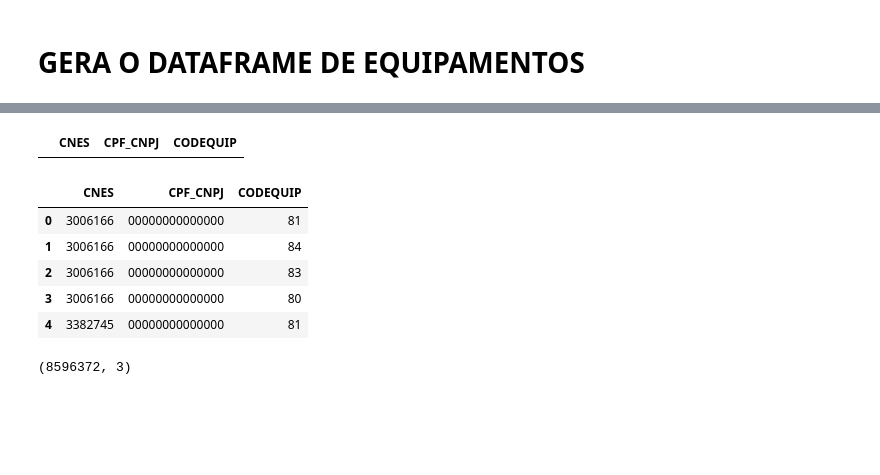
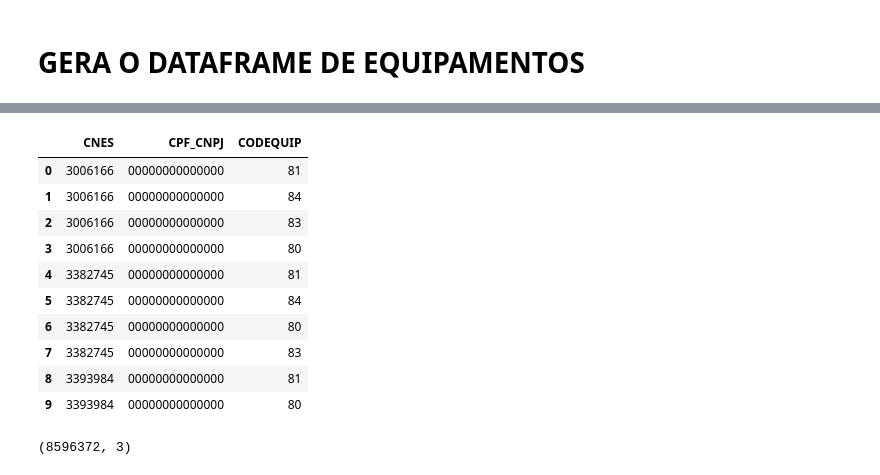
Before and after one commit to hamiltonvalerio/DS_CNES_DATASUS, a Jupyter notebook: CNES.ipynb, the cells around one changed output, grey strips where cells are left out. Saved outputs shown, nothing was run; the diff lists cells and outputs as text; code cells hidden in the pictures; blank space fills up the shorter version.

```diff
--- a/CNES.ipynb
+++ b/CNES.ipynb
@@ -89,21 +74,19 @@ Tempo de execução em minutos: 1.3449062744776408
 # %%
 total_df_EQ['CODEQUIP'] = total_df_EQ['CODEQUIP'].astype(int)
-# %%
-filtro_cnpj_eq = ['74045626000231']
-result_cnpj_eq = total_df_EQ[total_df_EQ['CPF_CNPJ'].str.contains('|'.join(filtro_cnpj_eq))]
-
-result_cnpj_eq
-# %% [output]
-|  | CNES | CPF_CNPJ | CODEQUIP |
 # %%
-total_df_EQ.head()
+total_df_EQ.head(10)
 # %% [output]
 |  | CNES | CPF_CNPJ | CODEQUIP |
 | 0 | 3006166 | 00000000000000 | 81 |
 | 1 | 3006166 | 00000000000000 | 84 |
 | 2 | 3006166 | 00000000000000 | 83 |
 | 3 | 3006166 | 00000000000000 | 80 |
 | 4 | 3382745 | 00000000000000 | 81 |
+| 5 | 3382745 | 00000000000000 | 84 |
+| 6 | 3382745 | 00000000000000 | 80 |
+| 7 | 3382745 | 00000000000000 | 83 |
+| 8 | 3393984 | 00000000000000 | 81 |
+| 9 | 3393984 | 00000000000000 | 80 |
 # %%
 total_df_EQ.shape
 # %% [output]
```
Also changed, not shown: parts of 15 cells of this notebook.
